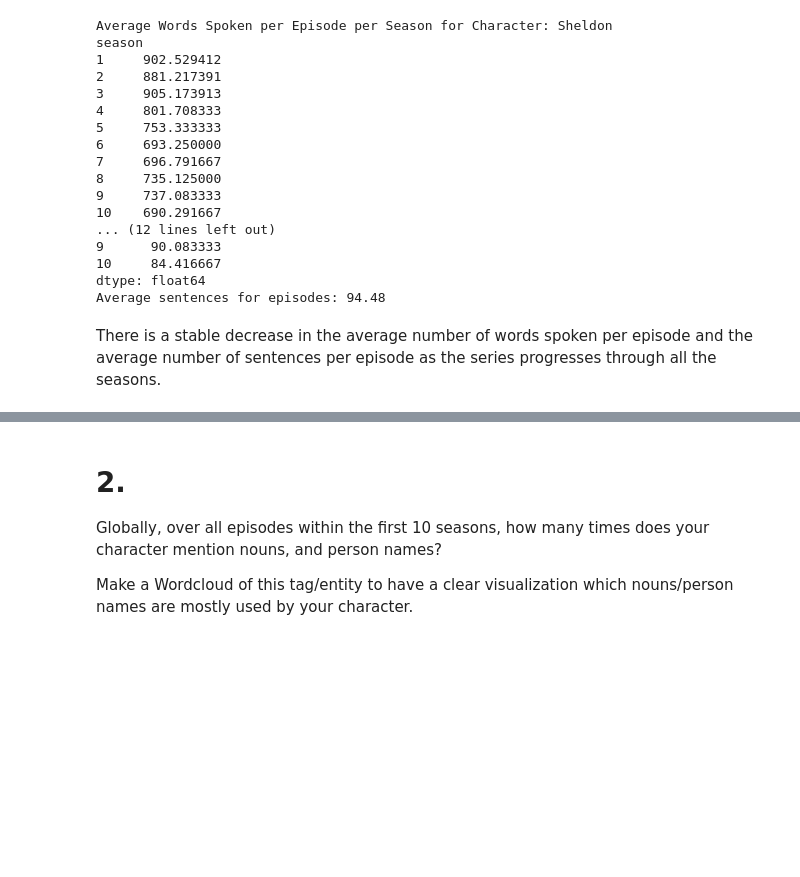
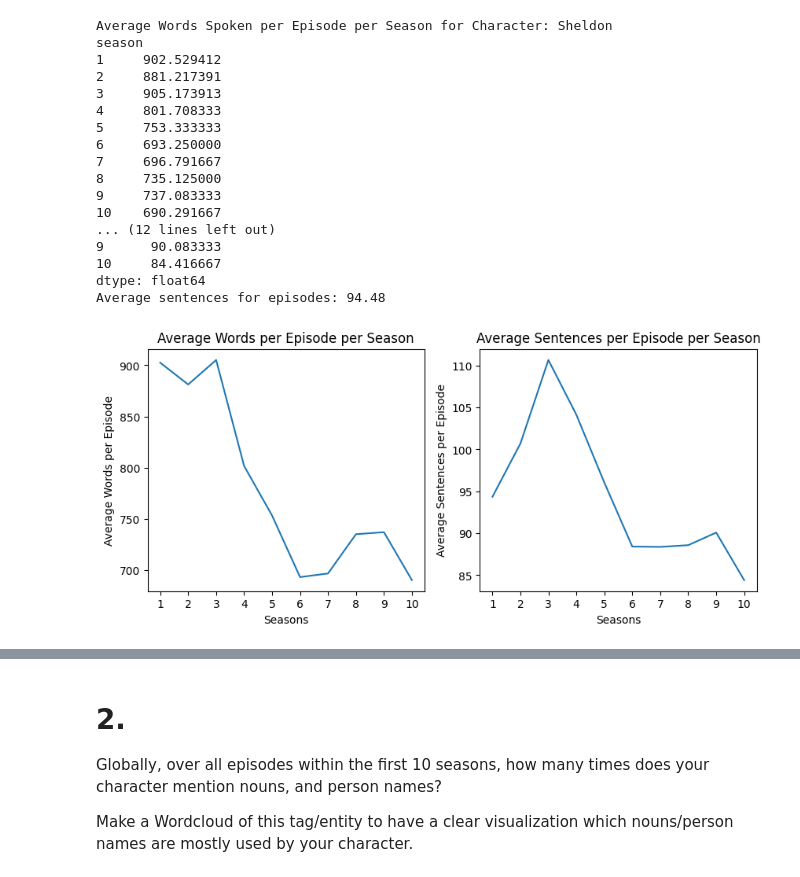
Before and after one commit to Federicosoldati/Text-Mining-Group-3-Project-1, a Jupyter notebook: Project1.ipynb, the cells around one changed output, grey strips where cells are left out. Drawn from its saved outputs; the diff is of its cells as text; code cells hidden in the pictures; blank space fills up the shorter version.

```diff
--- a/Project1.ipynb
+++ b/Project1.ipynb
@@ -185,5 +190,25 @@ season
 10     84.416667
 dtype: float64
 Average sentences for episodes: 94.48
-# %% [markdown]
-There is a stable decrease in the average number of words spoken per episode and the average number of sentences per episode as the series progresses through all the seasons.
+# %%
+import matplotlib.pyplot as plt
+
+fig, axes = plt.subplots(nrows=1, ncols=2, figsize=(10, 4))
+
+axes[0].plot(average_words_per_episode_per_season)
+axes[0].set_title('Average Words per Episode per Season')
+axes[0].set_xlabel('Seasons')
+axes[0].set_ylabel('Average Words per Episode')
+axes[0].set_xticks(average_words_per_episode_per_season.index)
+
+axes[1].plot(average_sentences_per_episode_per_season)
+axes[1].set_title('Average Sentences per Episode per Season')
+axes[1].set_xlabel('Seasons')
+axes[1].set_ylabel('Average Sentences per Episode')
+axes[1].set_xticks(average_sentences_per_episode_per_season.index)
+
+
+
+plt.show()
+# %% [output]
+[figure, added]
```
Also changed, not shown: parts of 26 cells of this notebook.
